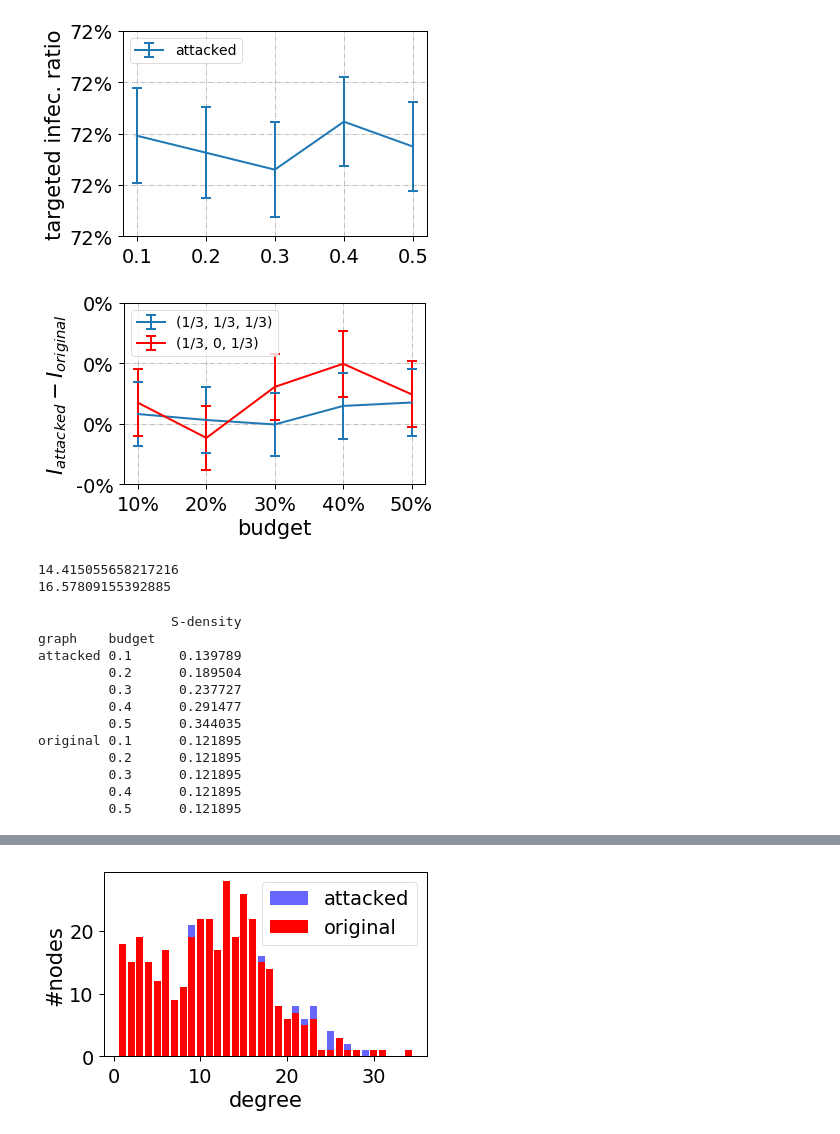
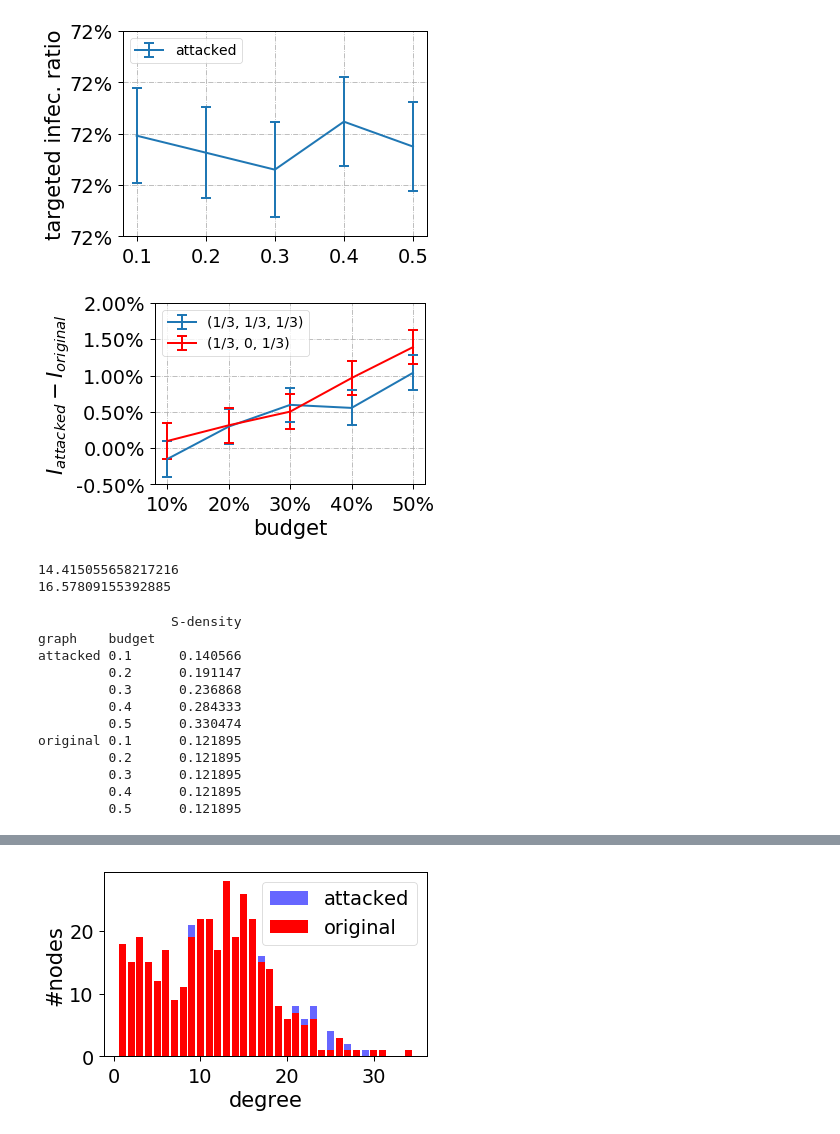
Before and after one commit to marsplus/attack-graph-code, a Jupyter notebook: src/data-analysis.ipynb, the cells around one changed output, grey strips where cells are left out. Cells and saved outputs as stored; diff of their text form; code cells hidden in the pictures.

Commit message:
updates
After this update, the code is switched to focus on weighted graphs.

```diff
--- a/src/data-analysis.ipynb
+++ b/src/data-analysis.ipynb
@@ -159,9 +159,15 @@ plt.tight_layout()
 # %% [markdown]
 ### Simulation results of epidemic spreading
 # %%
-graph_type = 'BTER'
+graph_type = 'Small-World'
 numExp = 30
-with open('../result/utility_max/min_eigcent_SP/{}-SIS-new/Gamma-0.15---Tau-0.01/{}_numExp_{}_SIS_equalAlpha.p'.format(graph_type, graph_type, numExp), 'rb') as fid:
+mode = 'min_eigcent_SP'
+GAMMA = 0.24
+TAU = 0.06
+
+
+with open('../result/utility_max/{}/{}-SIS/Gamma-{:.2}---Tau-{:.2}/{}_numExp_{}_SIS_equalAlpha.p'.format(\
+                                                mode, graph_type, GAMMA, TAU, graph_type, numExp), 'rb') as fid:
     data = pickle.load(fid)
 data = data[~(data['ratio targets'].isin([0]) & data['ratio bystanders'].isin([0]))]
 data = data.dropna()
@@ -200,7 +206,7 @@ plt.errorbar(x, S_diff, yerr=S_err, label='targeted', linewidth=2, markersize=7,
 plt.errorbar(x, SP_diff, yerr=SP_err, label='non-targeted', linewidth=2, markersize=7, capsize=5, elinewidth=2, markeredgewidth=2)
 plt.xticks(x, ['10%', '20%', '30%', '40%', '50%'])
 ax = plt.gca()
-plt.yticks(ax.get_yticks(),  ['%.0f%%' % (i*100) for i in ax.get_yticks()])
+plt.yticks(ax.get_yticks(),  ['%.2f%%' % (i*100) for i in ax.get_yticks()])
 plt.xlabel('budget')
 plt.ylabel('$I_{attacked} - I_{original}$')
 plt.legend(fontsize=10, loc='upper left')
@@ -237,12 +243,18 @@ plt.tight_layout()
 # %%
 ## Check if the normalized cut is really helpful in the long-run behavior
 
-graph_type = 'BTER'
+graph_type = 'Small-World'
 numExp = 30
 Key = 'ratio bystanders'
+mode = 'min_eigcent_SP'
+GAMMA = 0.24
+TAU = 0.06
+
+
 ################################################################################################
 ## alpha_3 \ne 0
-with open('../result/utility_max/min_eigcent_SP/{}-SIS-new/Gamma-0.15---Tau-0.01/{}_numExp_{}_SIS_equalAlpha.p'.format(graph_type, graph_type, numExp), 'rb') as fid:
+with open('../result/utility_max/{}/{}-SIS/Gamma-{:.2}---Tau-{:.2}/{}_numExp_{}_SIS_equalAlpha.p'.format(\
+                                                mode, graph_type, GAMMA, TAU, graph_type, numExp), 'rb') as fid:
     data = pickle.load(fid)
 data = data[~(data['ratio targets'].isin([0]) & data['ratio bystanders'].isin([0]))]
 data = data.dropna()
@@ -256,8 +268,10 @@ for budget in [0.1, 0.2, 0.3, 0.4, 0.5]:
     S_err.append((a-b).sem() * 1.96)
 
 ################################################################################################
-## control
-with open('../result/utility_max/min_eigcent_SP/{}-SIS-new/Gamma-0.15---Tau-0.01/{}_numExp_{}_SIS_alpha2=0.p'.format(graph_type, graph_type, numExp), 'rb') as fid:
+## control experiments ##
+
+with open('../result/utility_max/{}/{}-SIS/Gamma-{:.2}---Tau-{:.2}/{}_numExp_{}_SIS_alpha2=0.p'.format(\
+                                                mode, graph_type, GAMMA, TAU, graph_type, numExp), 'rb') as fid:
     data_alpha3_zero = pickle.load(fid)
 data_alpha3_zero = data_alpha3_zero[~(data_alpha3_zero['ratio targets'].isin([0]) & data_alpha3_zero['ratio bystanders'].isin([0]))]
 data_alpha3_zero = data_alpha3_zero.dropna()
@@ -268,35 +282,35 @@ for budget in [0.1, 0.2, 0.3, 0.4, 0.5]:
     a.index = range(len(a))
     b = data_alpha3_zero[data_alpha3_zero['graph'].isin(['original']) & data_alpha3_zero['budget'].isin([budget])][Key]
     b.index = range(len(b))
     S_err_alpha3_zero.append((a-b).sem() * 1.96)
 
 ################################################################################################
 
 S_attacked = data.pivot_table(index=['graph', 'budget'])[Key]['attacked']
 S_original = data.pivot_table(index=['graph', 'budget'])[Key]['original']
 S_diff  = S_attacked - S_original
 
 S_attacked_control = data_alpha3_zero.pivot_table(index=['graph', 'budget'])[Key]['attacked']
 S_original_control = data_alpha3_zero.pivot_table(index=['graph', 'budget'])[Key]['original']
 S_diff_control = S_attacked_control - S_original_control
 
 
 x = [0.1, 0.2, 0.3, 0.4, 0.5]
 plt.errorbar(x, S_diff, yerr=S_err, label='(1/3, 1/3, 1/3)', linewidth=2, markersize=7,
              capsize=5, elinewidth=2, markeredgewidth=2)
 plt.errorbar(x, S_diff_control, yerr=S_err_alpha3_zero, label='(1/3, 0, 1/3)', linewidth=2, markersize=7, \
              capsize=5, elinewidth=2, markeredgewidth=2, color='r')
 plt.xticks(x, ['10%', '20%', '30%', '40%', '50%'])
 ax = plt.gca()
-plt.yticks(ax.get_yticks(),  ['%.0f%%' % (i*100) for i in ax.get_yticks()])
+plt.yticks(ax.get_yticks(),  ['%.2f%%' % (i*100) for i in ax.get_yticks()])
 plt.xlabel('budget')
 plt.ylabel('$I_{attacked} - I_{original}$')
 plt.legend(fontsize=14, loc='upper left')
 plt.grid(linestyle='-.')
 plt.tight_layout()
 # plt.savefig('../result/4.pdf'.format(graph_type, graph_type, numExp))
 # %% [output]
-[figure, old version]
+[figure, new version]
 # %%
 ### the statisticas about the largest eigenvlaues of BTER networks ###
 import seaborn
@@ -317,8 +331,9 @@ print(np.max(ret))
 
 graph_type = 'BTER'
 numExp = 30
-folder = '../result/utility_max/min_eigcent_SP'
-Key = 'alpha1=1'
+mode = 'min_lambda1_SP'
+folder = '../result/utility_max/{}'.format(mode)
+Key = 'equalAlpha'
 graph_name = ['original', 'attacked']
 
 with open(os.path.join(folder, '{}_numExp_{}_attacked_graphs_{}.p'.format(graph_type, numExp, Key)), 'rb') as fid:
@@ -338,11 +353,11 @@ print(y)
 # %% [output]
                  S-density
 graph    budget
-attacked 0.1      0.139789
-         0.2      0.189504
-         0.3      0.237727
-         0.4      0.291477
-         0.5      0.344035
+attacked 0.1      0.140566
+         0.2      0.191147
+         0.3      0.236868
+         0.4      0.284333
+         0.5      0.330474
 original 0.1      0.121895
          0.2      0.121895
          0.3      0.121895
```
Also changed, not shown: parts of 5 cells of this notebook, 2 other files.
